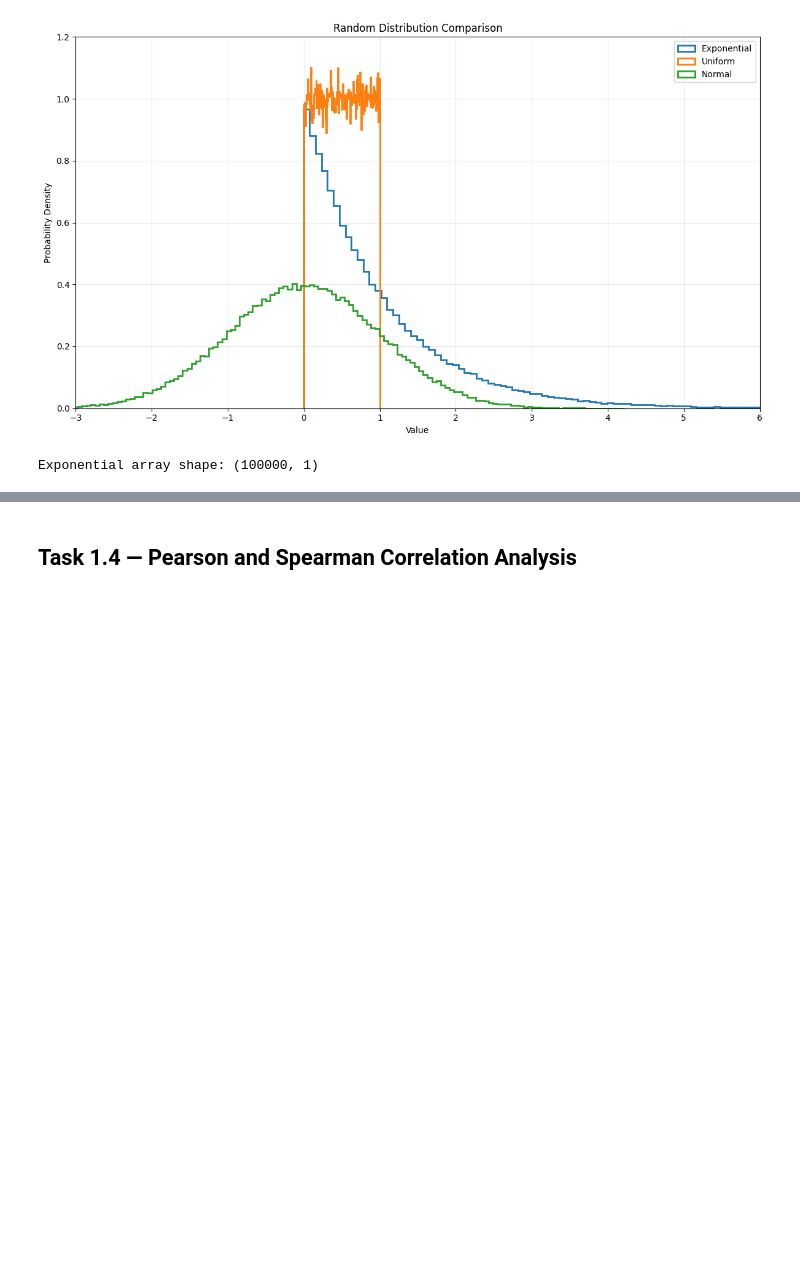
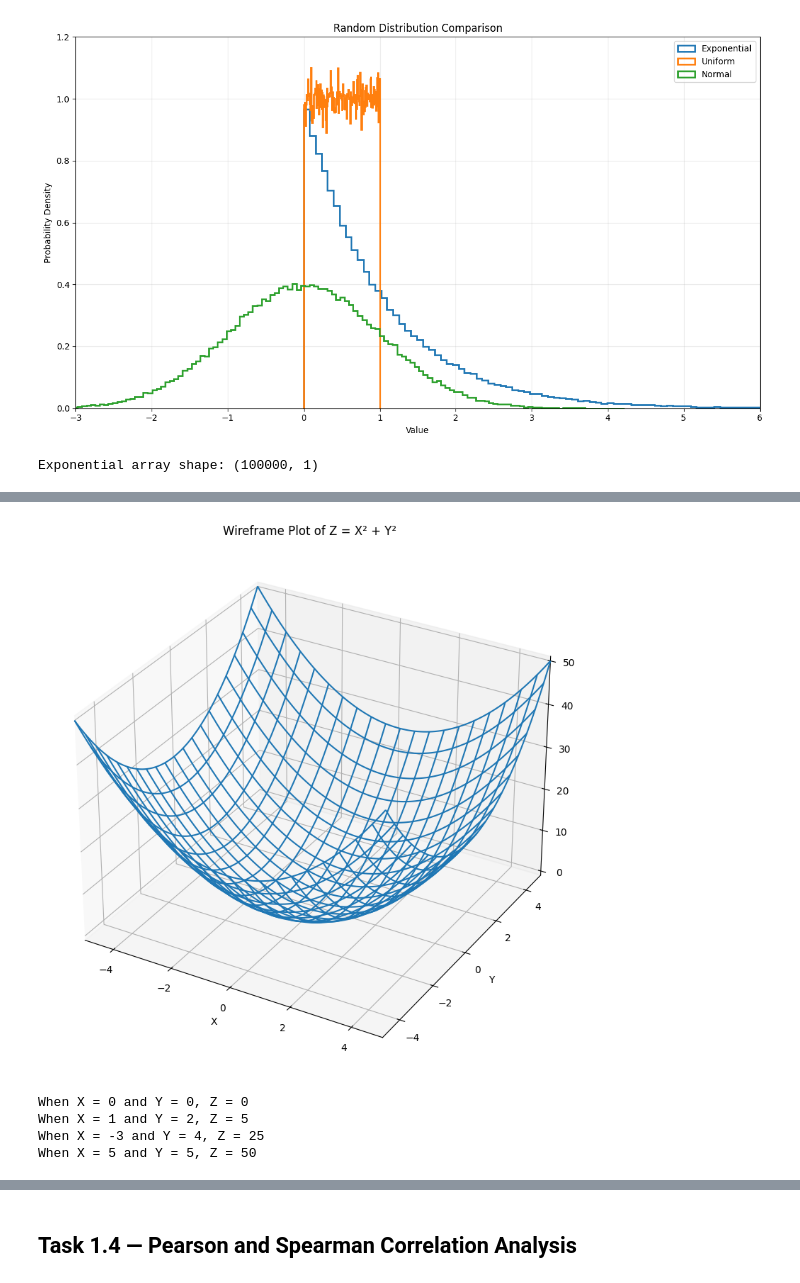
Before and after one commit to ramzymhafeel/SE4050-Deep-Learning-Lab-01, a Jupyter notebook: notebooks/SE4050_Lab01_Task1.ipynb, the cells around one changed output, grey strips where cells are left out. Saved outputs shown, nothing was run; the diff lists cells and outputs as text; code cells hidden in the pictures; blank space fills up the shorter version.

```diff
--- a/notebooks/SE4050_Lab01_Task1.ipynb
+++ b/notebooks/SE4050_Lab01_Task1.ipynb
@@ -528,0 +690,50 @@ Exponential array shape: (100000, 1)
+# %%
+fig = plt.figure(figsize=(10, 8))
+
+ax = fig.add_subplot(
+    111,
+    projection="3d"
+)
+
+ax.plot_wireframe(
+    X,
+    Y,
+    Z,
+    rstride=5,
+    cstride=5
+)
+
+ax.set_title("Wireframe Plot of Z = X² + Y²")
+ax.set_xlabel("X")
+ax.set_ylabel("Y")
+ax.set_zlabel("Z")
+
+ax.set_xlim(-5, 5)
+ax.set_ylim(-5, 5)
+
+plt.tight_layout()
+plt.show()
+# %% [output]
+[figure, added]
+# %%
+# Verify selected coordinate calculations.
+
+test_coordinates = [
+    (0, 0),
+    (1, 2),
+    (-3, 4),
+    (5, 5)
+]
+
+for x_value, y_value in test_coordinates:
+    z_value = x_value**2 + y_value**2
+
+    print(
+        f"When X = {x_value} and Y = {y_value}, "
+        f"Z = {z_value}"
+    )
+# %% [output]
+When X = 0 and Y = 0, Z = 0
+When X = 1 and Y = 2, Z = 5
+When X = -3 and Y = 4, Z = 25
+When X = 5 and Y = 5, Z = 50
```
Also changed, not shown: parts of 11 cells of this notebook.
